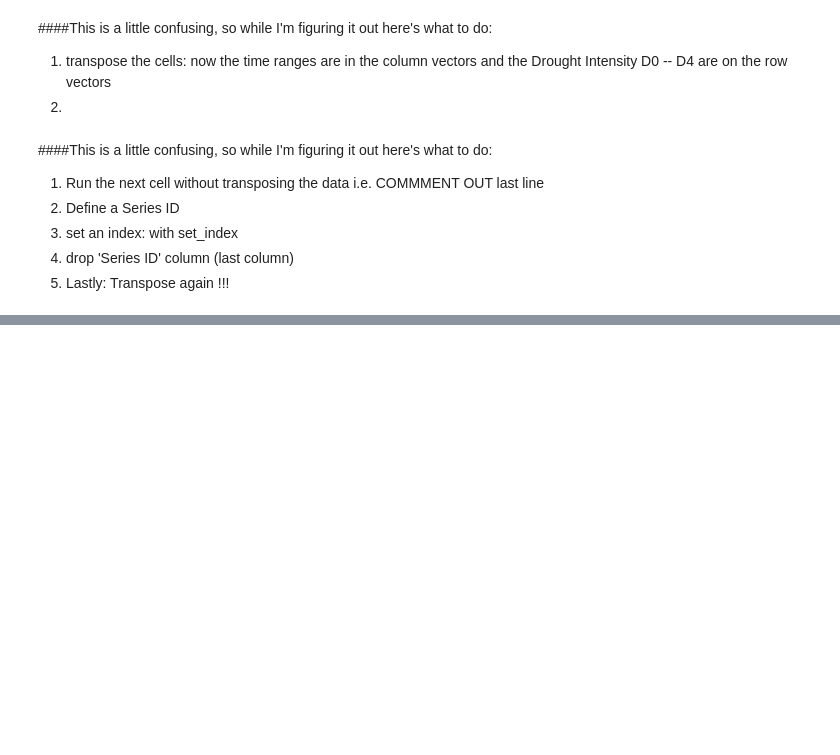
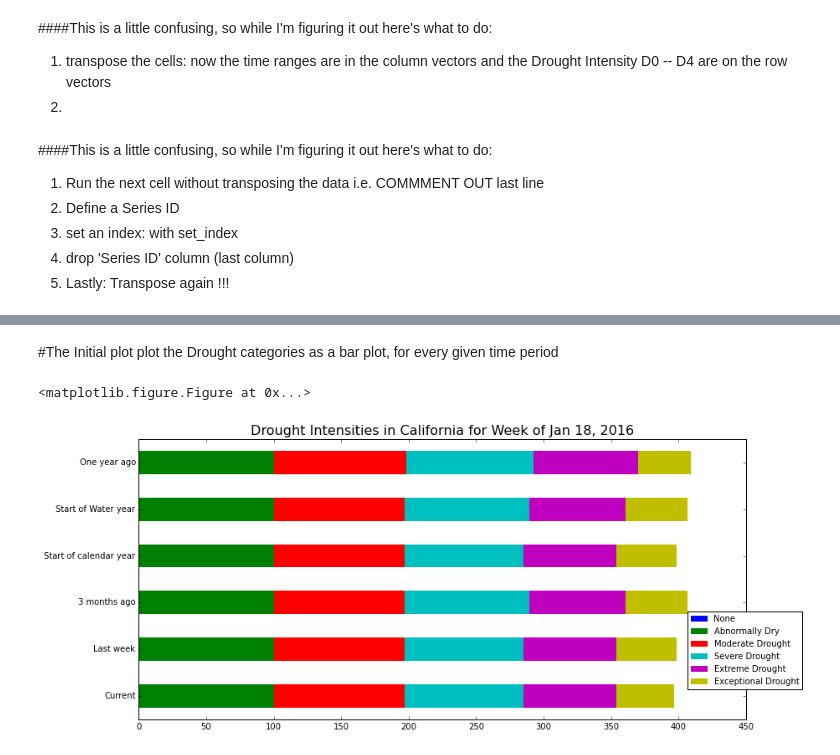
Before and after one commit to billiescodes/ipython_projects, a Jupyter notebook: CalifDrought_18jan2016.ipynb, the cells around one changed output, grey strips where cells are left out. Drawn from its saved outputs; the diff is of its cells as text; code cells hidden in the pictures; blank space fills up the shorter version.

Commit message:
modified bar plot

```diff
--- a/CalifDrought_18jan2016.ipynb
+++ b/CalifDrought_18jan2016.ipynb
@@ -55,0 +58,19 @@ df = df.transpose().convert_objects(convert_numeric=True)
+# %% [markdown]
+#The Initial plot
+plot the Drought categories as a bar plot, for every given time period
+# %%
+# Now You can plot it, but this plot soreley needs some decent annotating b
+fig = plt.figure();
+df.plot(kind='barh', stacked=True, edgecolor='none', figsize=(13,6));
+
+# Use bbox_to_anchor to place the legend outisde of the frame
+plt.legend(loc=1, bbox_to_anchor=(1.1, 0.4),fontsize=10)
+
+# create a title
+plt.title("Drought Intensities in California for Week of Jan 18, 2016", fontsize=16)
+# Label the y axis:
+plt.yticks([0,1,2,3,4,5],('Current','Last week', '3 months ago', 'Start of calendar year', 'Start of Water year','One year ago'))
+plt.show()
+# %% [output]
+<matplotlib.figure.Figure at 0x...>
+[figure, added]
```
Also changed, not shown: parts of 8 cells of this notebook.
